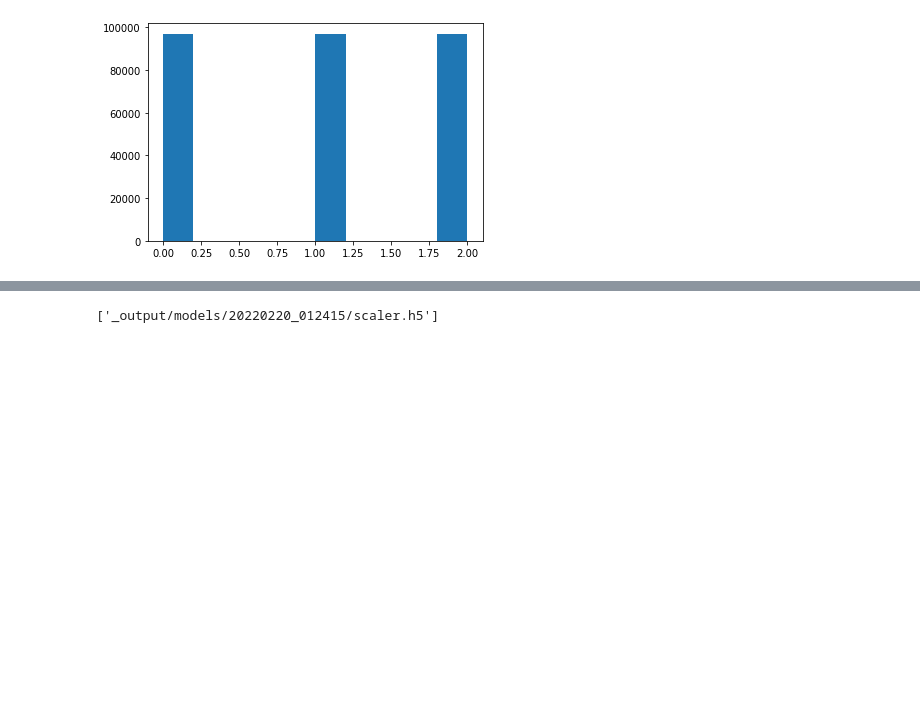
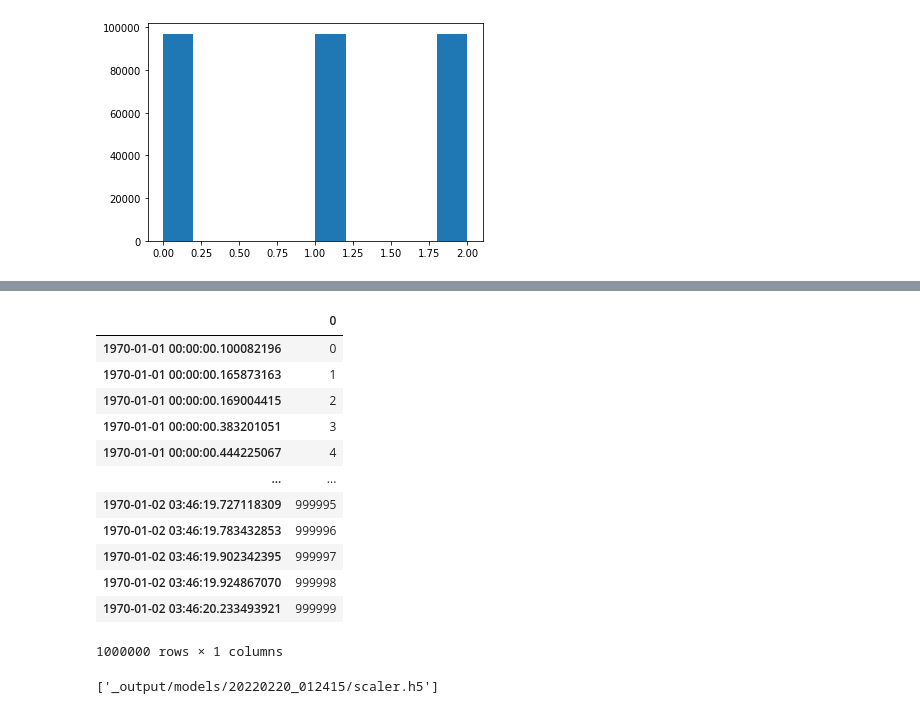
Before and after one commit to starovoitovs/makers, a Jupyter notebook: train_single.ipynb, the cells around one changed output, grey strips where cells are left out. Saved outputs shown, nothing was run; the diff lists cells and outputs as text; code cells hidden in the pictures; blank space fills up the shorter version.

```diff
--- a/train_single.ipynb
+++ b/train_single.ipynb
@@ -217,3 +261,26 @@ plt.hist(np.argmax(y_train, axis=1))
+# %%
+N = 1000000
+index = pd.DatetimeIndex(100000000*np.cumsum(np.random.exponential(1, N)))
+df_lob = pd.DataFrame(range(N), index)
+df_lob
+
+index = pd.DatetimeIndex(100000000*np.cumsum(np.random.exponential(1, N)))
+df_trades = pd.DataFrame(range(N), index)
+df_trades
+# %% [output]
+|  | 0 |
+| 1970-01-01 00:00:00.100082196 | 0 |
+| 1970-01-01 00:00:00.165873163 | 1 |
+| 1970-01-01 00:00:00.169004415 | 2 |
+| 1970-01-01 00:00:00.383201051 | 3 |
+| 1970-01-01 00:00:00.444225067 | 4 |
+| ... | ... |
+| 1970-01-02 03:46:19.727118309 | 999995 |
+| 1970-01-02 03:46:19.783432853 | 999996 |
+| 1970-01-02 03:46:19.902342395 | 999997 |
+| 1970-01-02 03:46:19.924867070 | 999998 |
+| 1970-01-02 03:46:20.233493921 | 999999 |
+1000000 rows × 1 columns
 # %%
 # dump scaler into file
 scaler_path = os.path.join(model_dir, 'scaler.h5')
```
Also changed, not shown: parts of 5 cells of this notebook, 2 other files.
